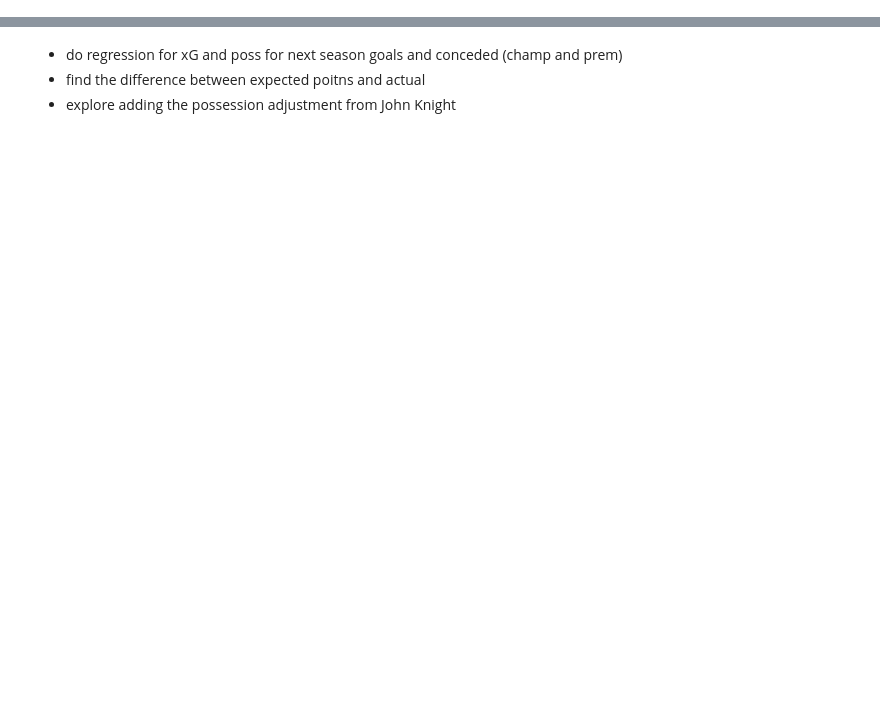
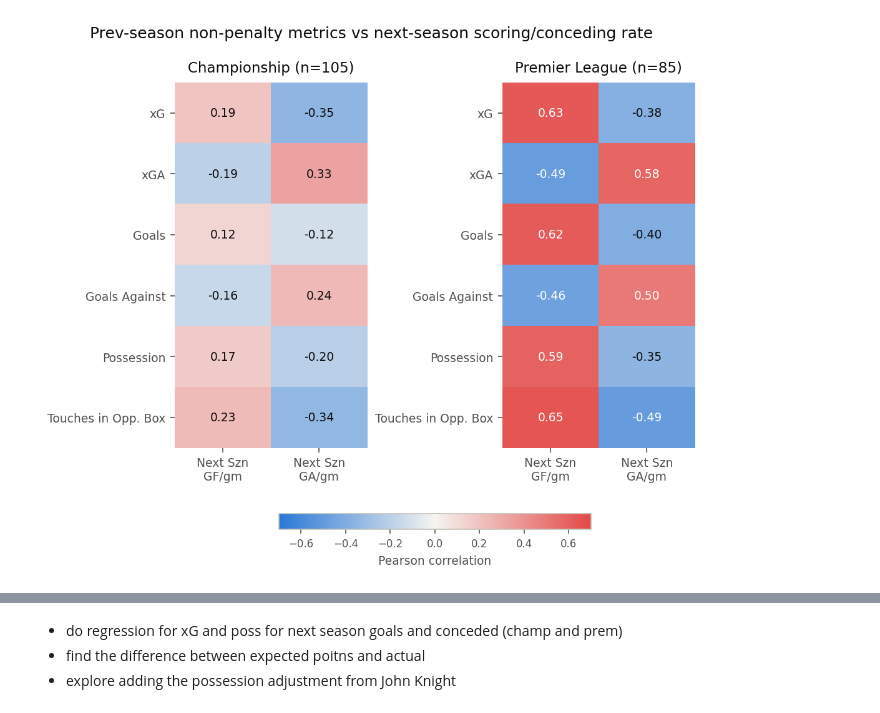
Before and after one commit to louis-porter/algobetting, a Jupyter notebook: algo/models/team_strength/non_penalty_bayes/premier_league/priors/champ_analysis.ipynb, the cells around one changed output, grey strips where cells are left out. Cells and saved outputs as stored; diff of their text form; code cells hidden in the pictures; blank space fills up the shorter version.

```diff
--- a/algo/models/team_strength/non_penalty_bayes/premier_league/priors/champ_analysis.ipynb
+++ b/algo/models/team_strength/non_penalty_bayes/premier_league/priors/champ_analysis.ipynb
@@ -1,10 +1,12 @@
 # %%
 import os
 import sys
+import sqlite3
 import numpy as np
 import pandas as pd
 import matplotlib.pyplot as plt
 import matplotlib.patches as mpatches
+import statsmodels.api as sm
 from pathlib import Path
 from scipy.stats import spearmanr
 
@@ -20,6 +22,7 @@ if not (_here / 'salary_analysis.ipynb').exists():
 
 NOTEBOOK_DIR = Path.cwd().resolve()
 REPO_ROOT    = str(NOTEBOOK_DIR.parents[5])
+DB_PATH      = Path(REPO_ROOT) / 'infra' / 'data' / 'db' / 'fotmob.db'
 OUT_DIR      = NOTEBOOK_DIR / 'outputs'
 OUT_DIR.mkdir(exist_ok=True)
 
@@ -56,10 +59,6 @@ plt.rcParams.update({
     'axes.axisbelow': True,
 })
 
-# ── pull in the salary / championship-form / PL-scoring panels ─────────────
+# ── pull in the salary / PL-scoring panels ──────────────────────────────────
 raw = pd.read_csv(NOTEBOOK_DIR / 'raw_results.csv')
 pl_goals = pl_team_season_goals(raw)
-
-champ_perf = pd.read_csv(NOTEBOOK_DIR / 'champ_xg_history.csv')
-
-champ_perf.head()
@@ -72,0 +174,59 @@ champ_perf.head()
+# %%
+# ── correlation matrix: prev-season metrics vs next-season GF/GA rate ──────
+from matplotlib.colors import LinearSegmentedColormap
+
+METRIC_LABELS = {
+    'xg_per_game': 'xG',
+    'xga_per_game': 'xGA',
+    'goals_per_game': 'Goals',
+    'goals_against_per_game': 'Goals Against',
+    'possession': 'Possession',
+    'touches_opp_box_per_game': 'Touches in Opp. Box',
+}
+TARGET_LABELS = {
+    'next_gf_per_game': 'Next Szn\nGF/gm',
+    'next_ga_per_game': 'Next Szn\nGA/gm',
+}
+
+# diverging: C_UNDER (neg) -> neutral -> C_OVER (pos), validated pair (ΔE 32.3 normal, 21.6 protan)
+DIVERGING_CMAP = LinearSegmentedColormap.from_list('corr_diverging', [C_UNDER, '#f5f4f0', C_OVER], N=256)
+
+def corr_matrix(panel: pd.DataFrame) -> pd.DataFrame:
+    return panel.corr().loc[PREV_METRICS, TARGETS]
+
+champ_corr = corr_matrix(champ_panel)
+prem_corr  = corr_matrix(prem_panel)
+
+vmax = max(champ_corr.abs().max().max(), prem_corr.abs().max().max())
+vmax = np.ceil(vmax * 10) / 10  # round up to nearest 0.1, shared scale so the two panels are comparable
+
+fig, axes = plt.subplots(1, 2, figsize=(7, 5.5), constrained_layout=True)
+
+for ax, corr, title, n in zip(
+    axes, [champ_corr, prem_corr], ['Championship', 'Premier League'],
+    [len(champ_panel), len(prem_panel)],
+):
+    im = ax.imshow(corr.values, cmap=DIVERGING_CMAP, vmin=-vmax, vmax=vmax, aspect='auto')
+    ax.set_xticks(range(len(TARGETS)))
+    ax.set_xticklabels([TARGET_LABELS[t] for t in TARGETS], fontsize=9)
+    ax.set_yticks(range(len(PREV_METRICS)))
+    ax.set_yticklabels([METRIC_LABELS[m] for m in PREV_METRICS], fontsize=9)
+    ax.set_title(f'{title} (n={n})', fontsize=11, color=C_INK, pad=8)
+    ax.grid(False)
+    for spine in ax.spines.values():
+        spine.set_visible(False)
+    for i in range(corr.shape[0]):
+        for j in range(corr.shape[1]):
+            val = corr.values[i, j]
+            text_color = 'white' if abs(val) > vmax * 0.6 else C_INK
+            ax.text(j, i, f'{val:.2f}', ha='center', va='center', fontsize=9, color=text_color)
+
+cbar = fig.colorbar(im, ax=axes, orientation='horizontal', fraction=0.05, pad=0.08, shrink=0.6)
+cbar.set_label('Pearson correlation', fontsize=9, color=C_INK2)
+cbar.ax.tick_params(labelsize=8, colors=C_INK2)
+
+fig.suptitle('Prev-season non-penalty metrics vs next-season scoring/conceding rate', fontsize=12, color=C_INK, y=1.06)
+plt.savefig(OUT_DIR / 'prev_season_corr_matrix.png', dpi=150, bbox_inches='tight')
+plt.show()
+# %% [output]
+[figure, added]
```
Also changed, not shown: parts of 7 cells of this notebook, 10 other files.
